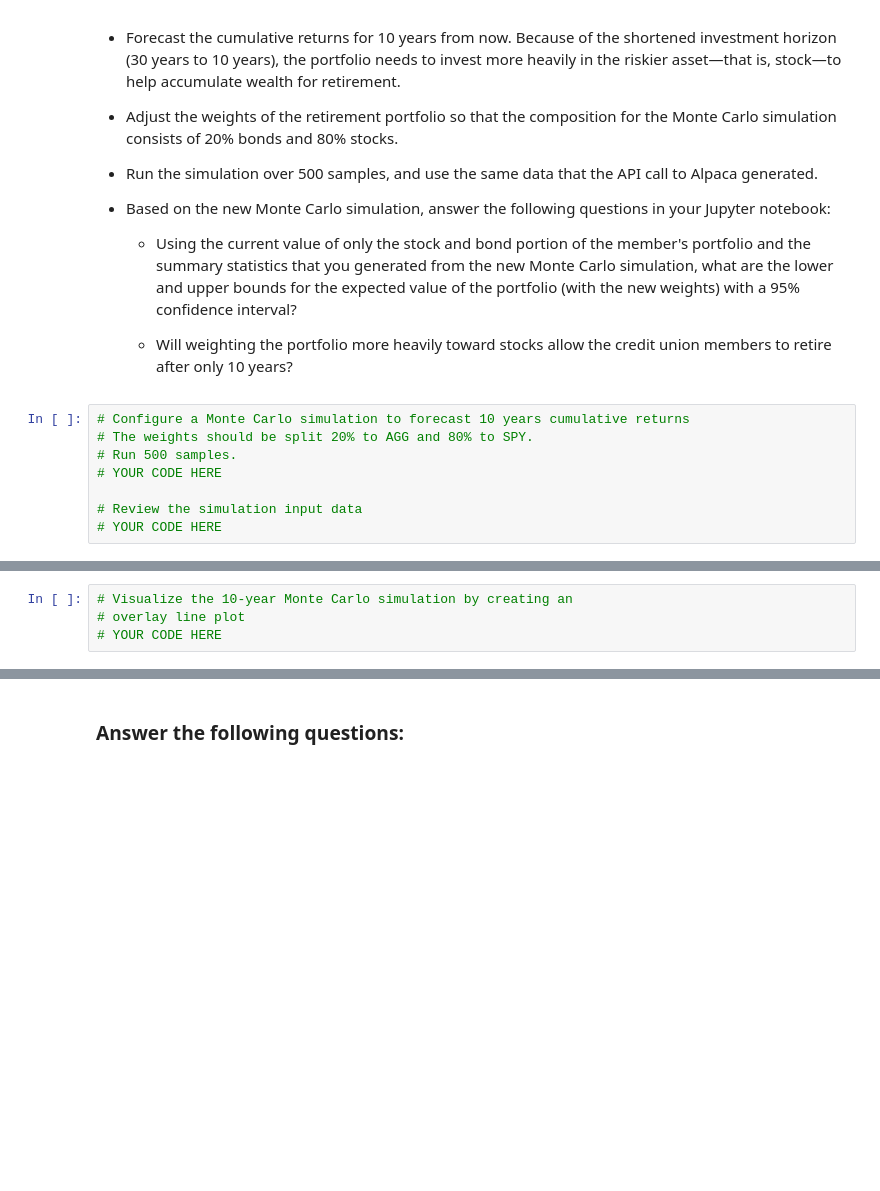
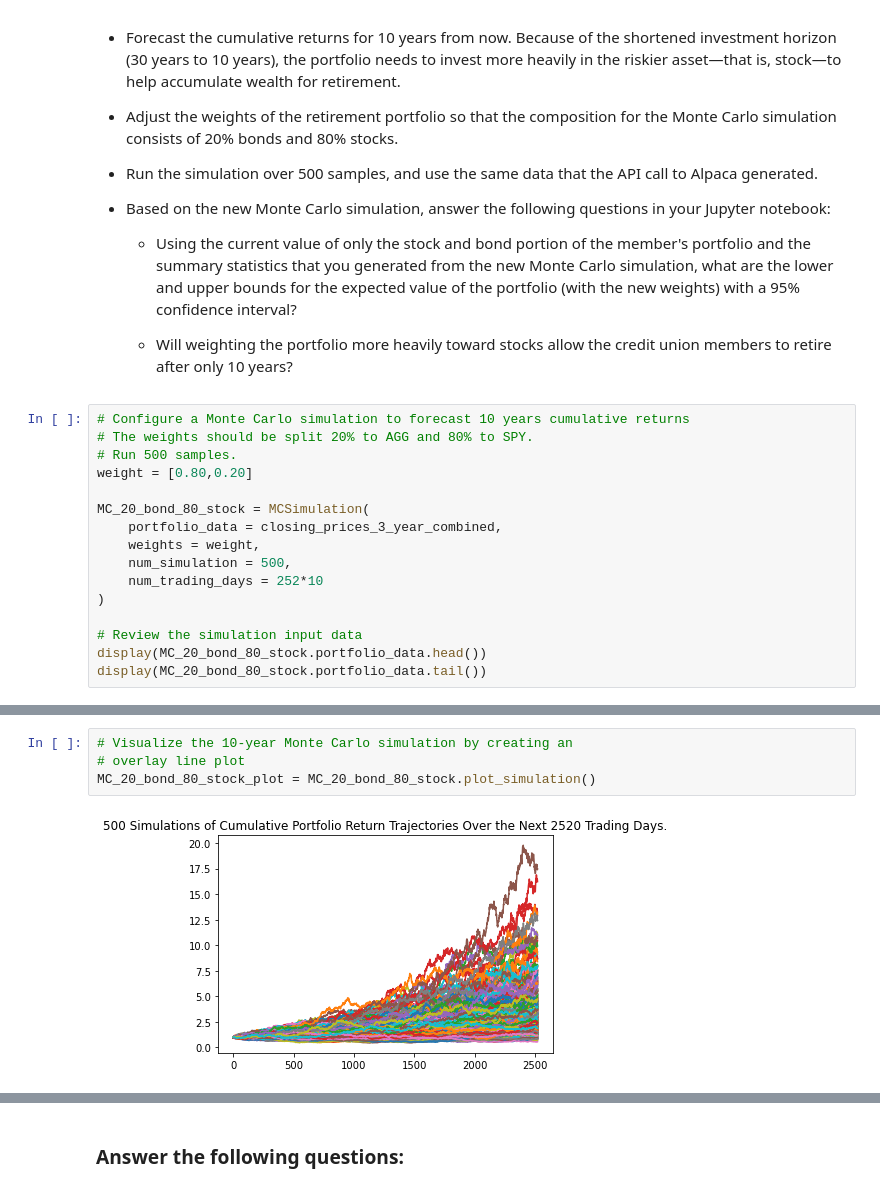
Before and after one commit to johngru/financial_planner_budgeting_retirement, a Jupyter notebook: financial_planning_tools.ipynb, the cells around one changed output, grey strips where cells are left out. Saved outputs shown, nothing was run; the diff lists cells and outputs as text; blank space fills up the shorter version.

```diff
--- a/financial_planning_tools.ipynb
+++ b/financial_planning_tools.ipynb
@@ -527,7 +637,15 @@ For this new Monte Carlo simulation, do the following:
 # Configure a Monte Carlo simulation to forecast 10 years cumulative returns
 # The weights should be split 20% to AGG and 80% to SPY.
 # Run 500 samples.
-# YOUR CODE HERE
+weight = [0.80,0.20]
+
+MC_20_bond_80_stock = MCSimulation(
+    portfolio_data = closing_prices_3_year_combined,
+    weights = weight,
+    num_simulation = 500,
+    num_trading_days = 252*10
+)
 
 # Review the simulation input data
-# YOUR CODE HERE
+display(MC_20_bond_80_stock.portfolio_data.head())
+display(MC_20_bond_80_stock.portfolio_data.tail())
@@ -537,7 +712,9 @@ For this new Monte Carlo simulation, do the following:
 # %%
 # Visualize the 10-year Monte Carlo simulation by creating an
 # overlay line plot
-# YOUR CODE HERE
+MC_20_bond_80_stock_plot = MC_20_bond_80_stock.plot_simulation()
+# %% [output]
+[figure, added]
 # %%
 # Visualize the probability distribution of the 10-year Monte Carlo simulation
 # by plotting a histogram
```
Also changed, not shown: parts of 17 cells of this notebook.
